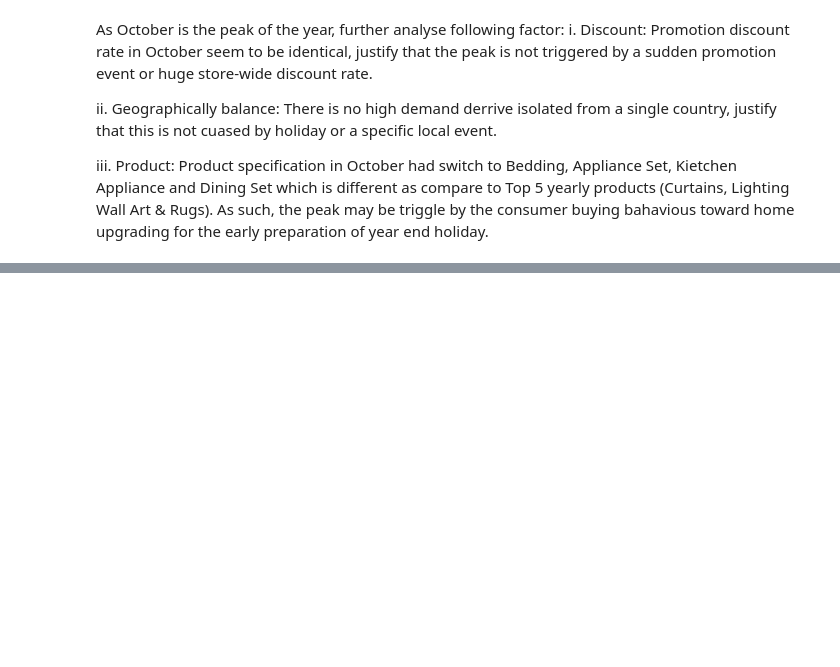
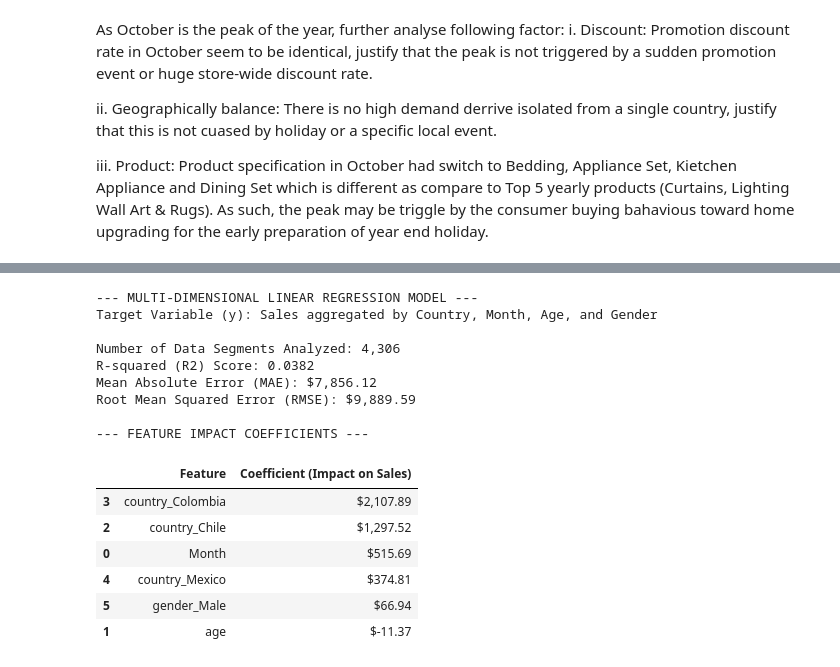
Before and after one commit to VY-MS123/NTUC_Capstone_MarketAnalysis, a Jupyter notebook: Capstone_Market.ipynb, the cells around one changed output, grey strips where cells are left out. Drawn from its saved outputs; the diff is of its cells as text; code cells hidden in the pictures; blank space fills up the shorter version.

```diff
--- a/Capstone_Market.ipynb
+++ b/Capstone_Market.ipynb
@@ -1366,3 +1257,81 @@ Predicted sales for Jan 2023: $1,430,038.79
+# %%
+import pandas as pd
+import numpy as np
+import matplotlib.pyplot as plt
+from sklearn.linear_model import LinearRegression
+from sklearn.metrics import r2_score, mean_absolute_error, root_mean_squared_error
+
+# 1. Load both purchase and customer datasets
+cust_url = 'https://raw.githubusercontent.com/VY-MS123/NTUC_Capstone_MarketAnalysis/refs/heads/main/customer.csv'
+purch_url = 'https://raw.githubusercontent.com/VY-MS123/NTUC_Capstone_MarketAnalysis/refs/heads/main/purchase.csv'
+
+cust_df = pd.read_csv(cust_url)
+purch_df = pd.read_csv(purch_url)
+
+# 2. Prepare date and merge datasets
+purch_df['order_date'] = pd.to_datetime(purch_df['order_date'], format='%d-%m-%Y')
+# Filter out the incomplete month (Jan 2023) to preserve accuracy
+purch_df = purch_df[purch_df['order_date'] < '2023-01-01'].copy()
+
+merged_df = pd.merge(purch_df, cust_df, on='customer_id')
+merged_df['Sales'] = merged_df['price']
+merged_df['Month'] = merged_df['order_date'].dt.month
+
+# 3. Group and aggregate sales by Country, Month, Age, and Gender
+grouped_data = merged_df.groupby(['country', 'Month', 'age', 'gender'])['Sales'].sum().reset_index()
+
+# 4. Feature Engineering: Encoding categorical features
+# Convert country and gender to dummy/one-hot variables
+encoded_data = pd.get_dummies(grouped_data, columns=['country', 'gender'], drop_first=True)
+
+# 5. Define independent features (X) and target variable (y)
+# X contains country, month, age, and gender indicators
+# y contains the aggregated Sales
+X = encoded_data.drop(columns=['Sales'])
+y = encoded_data['Sales']
+
+# 6. Fit the Linear Regression Model
+model = LinearRegression()
+model.fit(X, y)
+
+# 7. Calculate Accuracy Metrics
+historical_predictions = model.predict(X)
+r2 = r2_score(y, historical_predictions)
+mae = mean_absolute_error(y, historical_predictions)
+rmse = root_mean_squared_error(y, historical_predictions)
+
+print("--- MULTI-DIMENSIONAL LINEAR REGRESSION MODEL ---")
+print(f"Target Variable (y): Sales aggregated by Country, Month, Age, and Gender\n")
+print(f"Number of Data Segments Analyzed: {len(grouped_data):,}")
+print(f"R-squared (R2) Score: {r2:.4f}")
+print(f"Mean Absolute Error (MAE): ${mae:,.2f}")
+print(f"Root Mean Squared Error (RMSE): ${rmse:,.2f}\n")
+
+# Display feature weights (coefficients)
+coefficients = pd.DataFrame({
+    'Feature': X.columns,
+    'Coefficient (Impact on Sales)': model.coef_
+}).sort_values(by='Coefficient (Impact on Sales)', ascending=False)
+
+print("--- FEATURE IMPACT COEFFICIENTS ---")
+display(coefficients.style.format({'Coefficient (Impact on Sales)': '${:,.2f}'}))
+# %% [output]
+--- MULTI-DIMENSIONAL LINEAR REGRESSION MODEL ---
+Target Variable (y): Sales aggregated by Country, Month, Age, and Gender
+
+Number of Data Segments Analyzed: 4,306
+R-squared (R2) Score: 0.0382
+Mean Absolute Error (MAE): $7,856.12
+Root Mean Squared Error (RMSE): $9,889.59
+
+--- FEATURE IMPACT COEFFICIENTS ---
+|  | Feature | Coefficient (Impact on Sales) |
+| 3 | country_Colombia | $2,107.89 |
+| 2 | country_Chile | $1,297.52 |
+| 0 | Month | $515.69 |
+| 4 | country_Mexico | $374.81 |
+| 5 | gender_Male | $66.94 |
+| 1 | age | $-11.37 |
 # %% [markdown]
 Based on the predictive analysis the sales seem to have a decreasing trend for the next 12 months.
 
```
Also changed, not shown: parts of 3 cells of this notebook.
